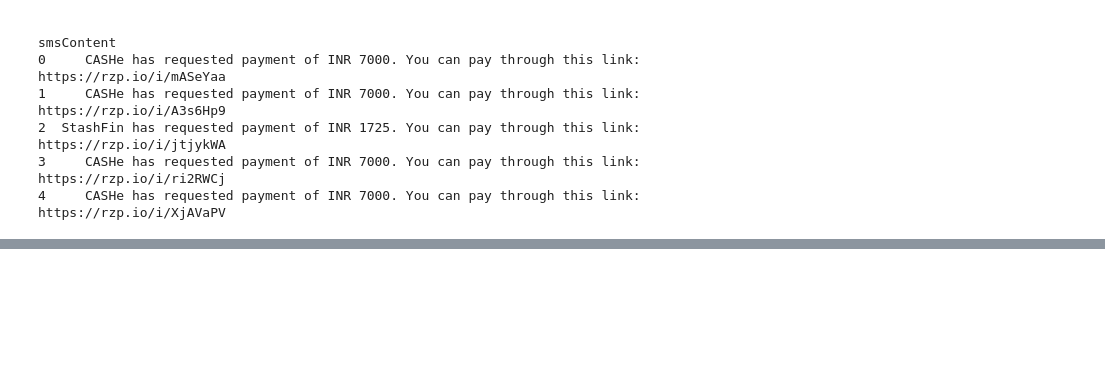
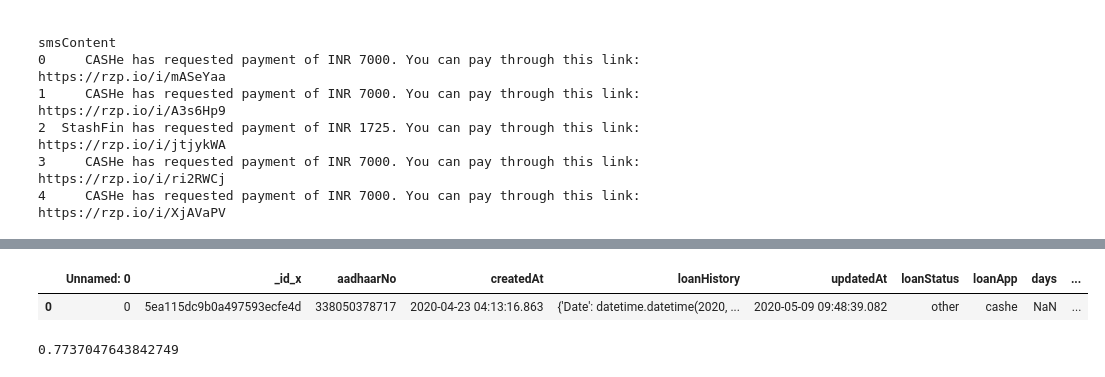
Before and after one commit to no7dw/MachineLearningTutorial, a Jupyter notebook: record.ipynb, the cells around one changed output, grey strips where cells are left out. Saved outputs shown, nothing was run; the diff lists cells and outputs as text; code cells hidden in the pictures; blank space fills up the shorter version.

```diff
--- a/record.ipynb
+++ b/record.ipynb
@@ -2519,0 +2776,13 @@ df_check[(df_check[y_col] != df_check['pred'] ) ].to_csv('./pred_diff.csv')
+# %%
+test_sms.head(1)
+# %% [output]
+|  | Unnamed: 0 | _id_x | aadhaarNo | createdAt | loanHistory | updatedAt | loanStatus | loanApp | days | ... |
+| 0 | 0 | 5ea115dc9b0a497593ecfe4d | 338050378717 | 2020-04-23 04:13:16.863 | {'Date': datetime.datetime(2020, ... | 2020-05-09 09:48:39.082 | other | cashe | NaN | ... |
+# %%
+import numpy as np
+test_sms['smsContentOri'] = test_sms['smsContent']
+docs_test = test_sms['smsContent']
+predicted = text_clf.predict(docs_test)
+np.mean(predicted == test_sms['loanStatus'])
+# %% [output]
+0.7737047643842749
```
Also changed, not shown: parts of 42 cells of this notebook.
